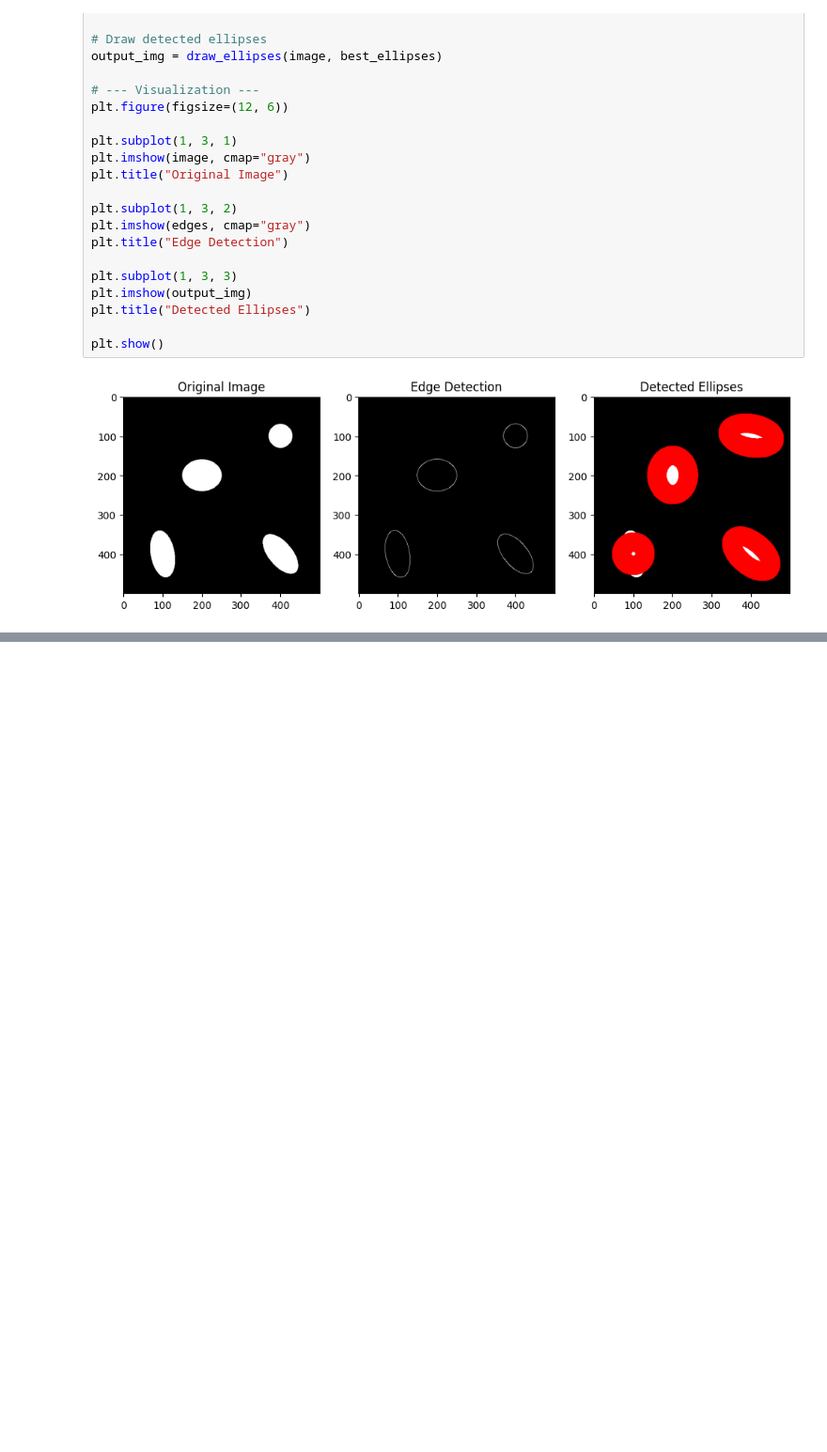
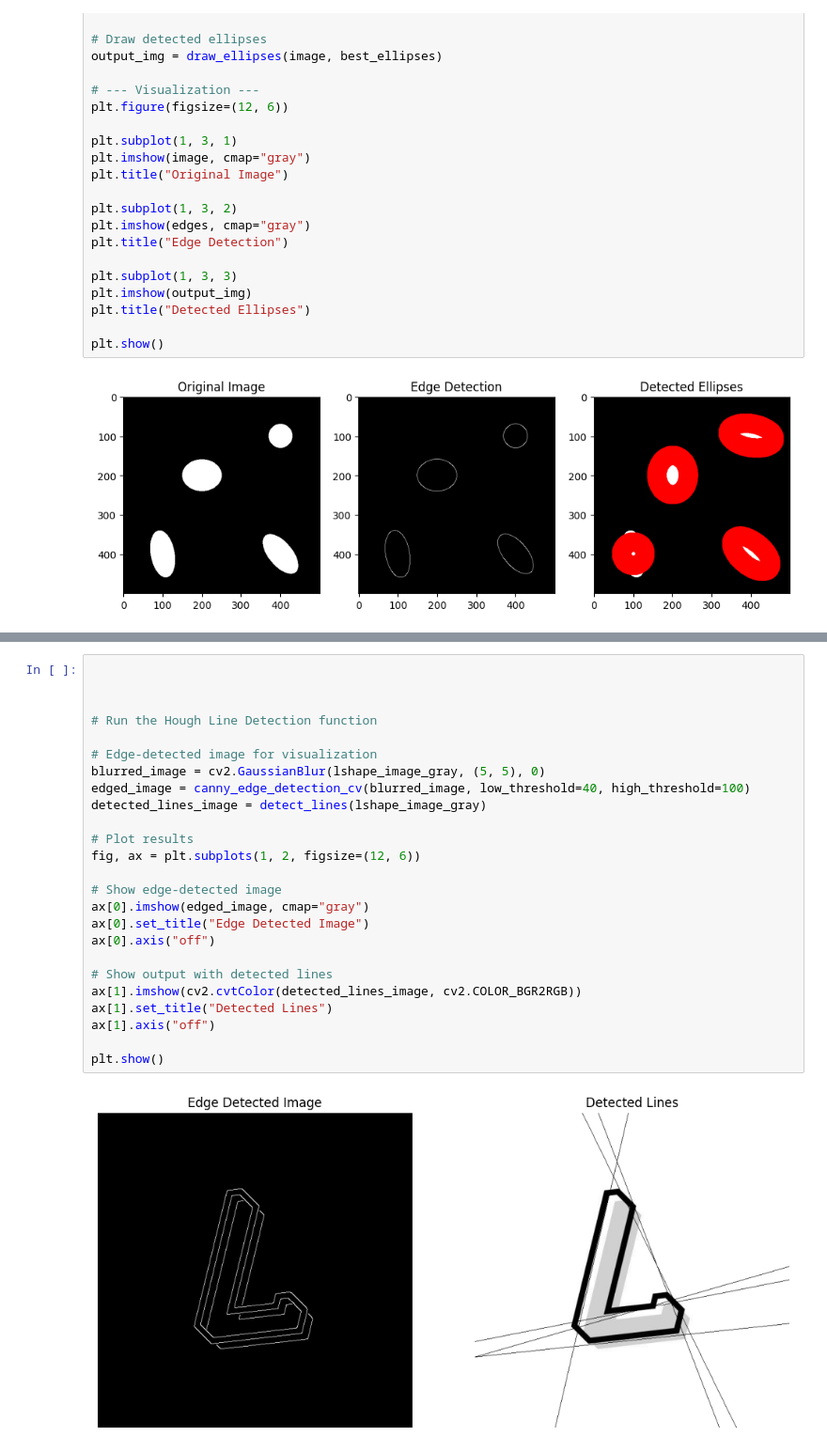
Before and after one commit to RawanAhmed444/VisionCraft-Interactive-Image-Processing-App, a Jupyter notebook: pyQt/src/testing_processors.ipynb, the cells around one changed output, grey strips where cells are left out. Shown at 94% size. Cells and saved outputs as stored; diff of their text form; blank space fills up the shorter version.

```diff
--- a/pyQt/src/testing_processors.ipynb
+++ b/pyQt/src/testing_processors.ipynb
@@ -2365,0 +3202,27 @@ plt.show()
+# %%
+
+
+
+# Run the Hough Line Detection function
+
+# Edge-detected image for visualization
+blurred_image = cv2.GaussianBlur(lshape_image_gray, (5, 5), 0)
+edged_image = canny_edge_detection_cv(blurred_image, low_threshold=40, high_threshold=100)
+detected_lines_image = detect_lines(lshape_image_gray)
+
+# Plot results
+fig, ax = plt.subplots(1, 2, figsize=(12, 6))
+
+# Show edge-detected image
+ax[0].imshow(edged_image, cmap="gray")
+ax[0].set_title("Edge Detected Image")
+ax[0].axis("off")
+
+# Show output with detected lines
+ax[1].imshow(cv2.cvtColor(detected_lines_image, cv2.COLOR_BGR2RGB))
+ax[1].set_title("Detected Lines")
+ax[1].axis("off")
+
+plt.show()
+# %% [output]
+[figure, added]
```
Also changed, not shown: parts of 22 cells of this notebook, 18 other files.
